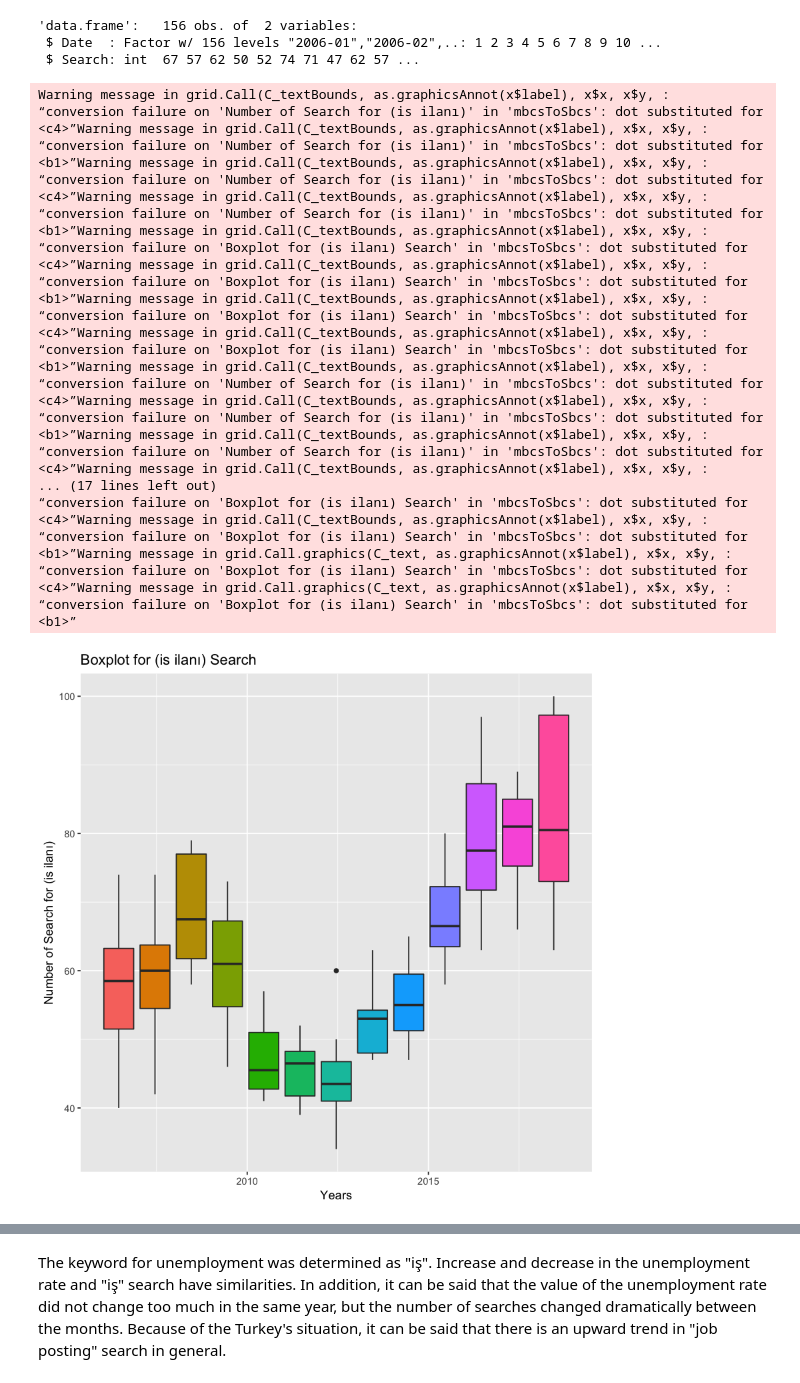
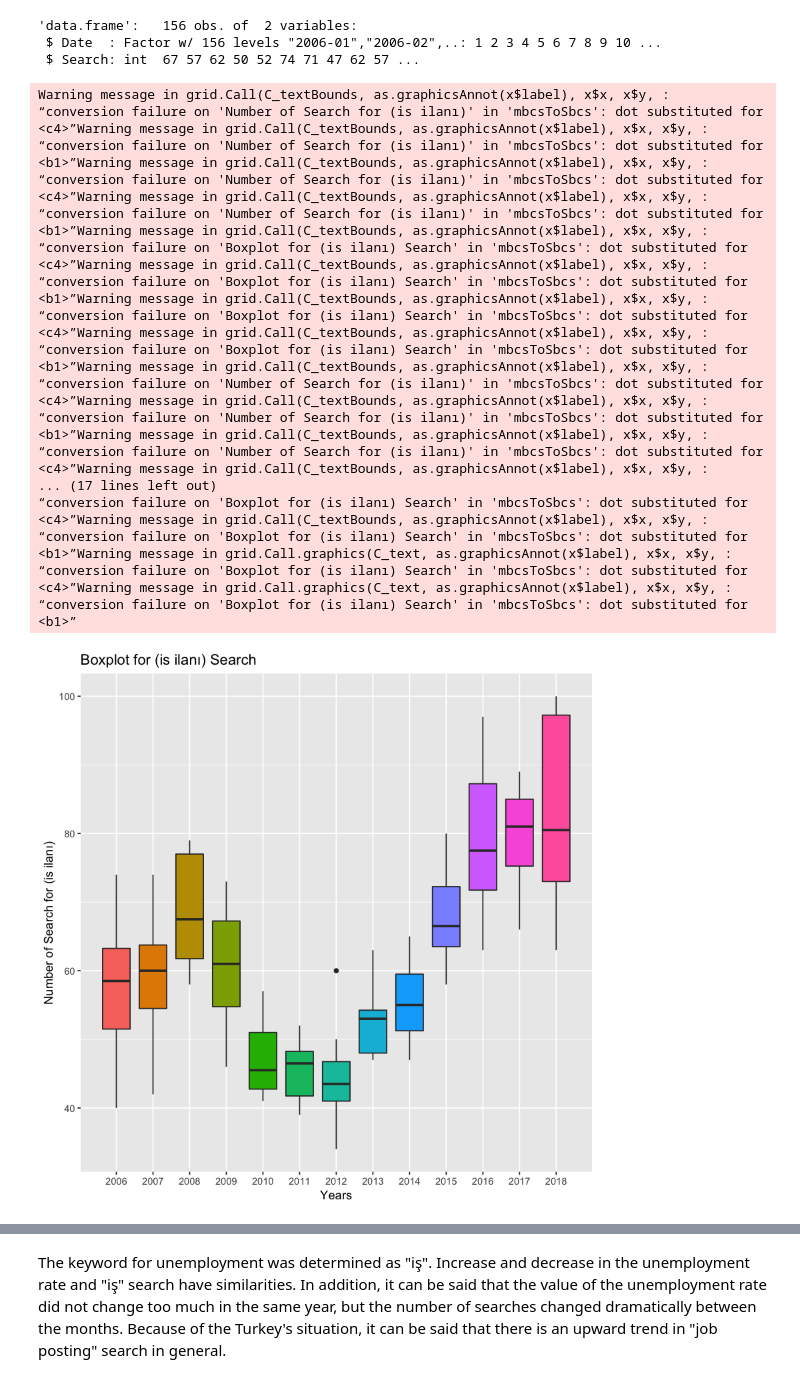
Before and after one commit to BU-IE-360/fall20-mbahadir, a Jupyter notebook: Homework1/Homework1.ipynb, the cells around one changed output, grey strips where cells are left out. Cells and saved outputs as stored; diff of their text form; code cells hidden in the pictures.

```diff
--- a/Homework1/Homework1.ipynb
+++ b/Homework1/Homework1.ipynb
@@ -167,26 +186,26 @@ unemployement_sr$Date=as.Date(as.yearmon(unemployement_sr$Date))
  $ Date  : Factor w/ 156 levels "2006-01","2006-02",..: 1 2 3 4 5 6 7 8 9 10 ...
  $ Search: int  67 57 62 50 52 74 71 47 62 57 ...
 # %%
-ggplot(unemployement_sr,aes(x=Date,y=Search,group=year(Date)))+ geom_boxplot(aes(fill=factor(year(Date))))+
+ggplot(unemployement_sr,aes(x=year(Date),y=Search))+ geom_boxplot(aes(fill=factor(year(Date))))+
   xlab("Years") + ylab("Number of Search for (is ilanı)")+ ggtitle("Boxplot for (is ilanı) Search")+
-  theme(legend.position = "none")
+  theme(legend.position = "none")+scale_x_discrete(limits=c(2006:2018))
 # %% [output]
 Warning message in grid.Call(C_textBounds, as.graphicsAnnot(x$label), x$x, x$y, :
 “conversion failure on 'Number of Search for (is ilanı)' in 'mbcsToSbcs': dot substituted for <c4>”Warning message in grid.Call(C_textBounds, as.graphicsAnnot(x$label), x$x, x$y, :
 “conversion failure on 'Number of Search for (is ilanı)' in 'mbcsToSbcs': dot substituted for <b1>”Warning message in grid.Call(C_textBounds, as.graphicsAnnot(x$label), x$x, x$y, :
 “conversion failure on 'Number of Search for (is ilanı)' in 'mbcsToSbcs': dot substituted for <c4>”Warning message in grid.Call(C_textBounds, as.graphicsAnnot(x$label), x$x, x$y, :
 “conversion failure on 'Number of Search for (is ilanı)' in 'mbcsToSbcs': dot substituted for <b1>”Warning message in grid.Call(C_textBounds, as.graphicsAnnot(x$label), x$x, x$y, :
 “conversion failure on 'Boxplot for (is ilanı) Search' in 'mbcsToSbcs': dot substituted for <c4>”Warning message in grid.Call(C_textBounds, as.graphicsAnnot(x$label), x$x, x$y, :
 “conversion failure on 'Boxplot for (is ilanı) Search' in 'mbcsToSbcs': dot substituted for <b1>”Warning message in grid.Call(C_textBounds, as.graphicsAnnot(x$label), x$x, x$y, :
 “conversion failure on 'Boxplot for (is ilanı) Search' in 'mbcsToSbcs': dot substituted for <c4>”Warning message in grid.Call(C_textBounds, as.graphicsAnnot(x$label), x$x, x$y, :
 “conversion failure on 'Boxplot for (is ilanı) Search' in 'mbcsToSbcs': dot substituted for <b1>”Warning message in grid.Call(C_textBounds, as.graphicsAnnot(x$label), x$x, x$y, :
 “conversion failure on 'Number of Search for (is ilanı)' in 'mbcsToSbcs': dot substituted for <c4>”Warning message in grid.Call(C_textBounds, as.graphicsAnnot(x$label), x$x, x$y, :
 “conversion failure on 'Number of Search for (is ilanı)' in 'mbcsToSbcs': dot substituted for <b1>”Warning message in grid.Call(C_textBounds, as.graphicsAnnot(x$label), x$x, x$y, :
 “conversion failure on 'Number of Search for (is ilanı)' in 'mbcsToSbcs': dot substituted for <c4>”Warning message in grid.Call(C_textBounds, as.graphicsAnnot(x$label), x$x, x$y, :
 ... (17 lines left out)
 “conversion failure on 'Boxplot for (is ilanı) Search' in 'mbcsToSbcs': dot substituted for <c4>”Warning message in grid.Call(C_textBounds, as.graphicsAnnot(x$label), x$x, x$y, :
 “conversion failure on 'Boxplot for (is ilanı) Search' in 'mbcsToSbcs': dot substituted for <b1>”Warning message in grid.Call.graphics(C_text, as.graphicsAnnot(x$label), x$x, x$y, :
 “conversion failure on 'Boxplot for (is ilanı) Search' in 'mbcsToSbcs': dot substituted for <c4>”Warning message in grid.Call.graphics(C_text, as.graphicsAnnot(x$label), x$x, x$y, :
 “conversion failure on 'Boxplot for (is ilanı) Search' in 'mbcsToSbcs': dot substituted for <b1>”
-[figure, old version]
+[figure, new version]
 # %%
```
Also changed, not shown: parts of 2 cells of this notebook, 3 other files.
